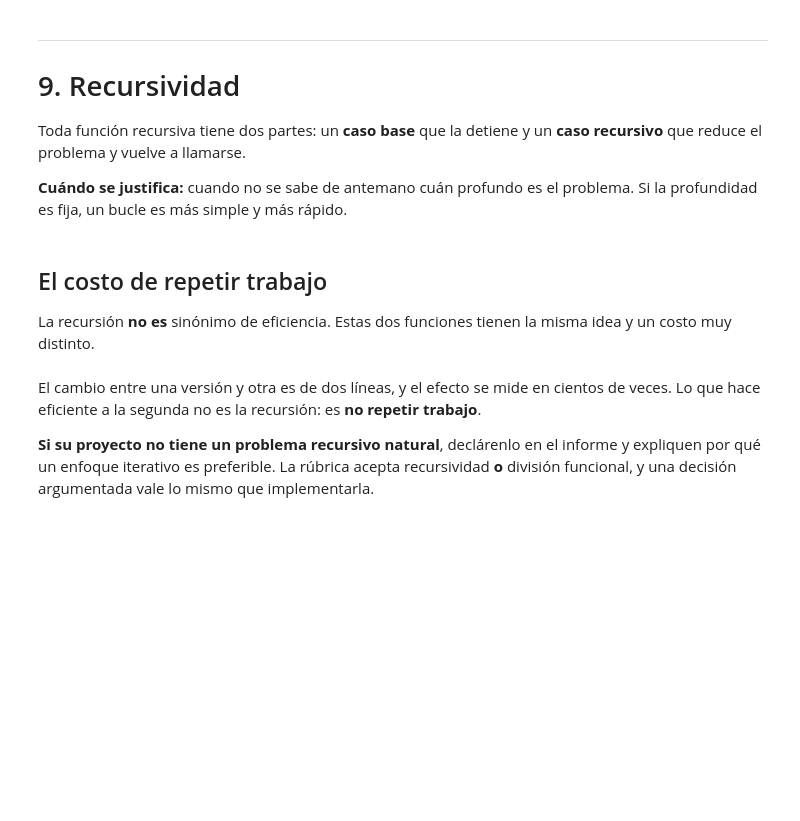
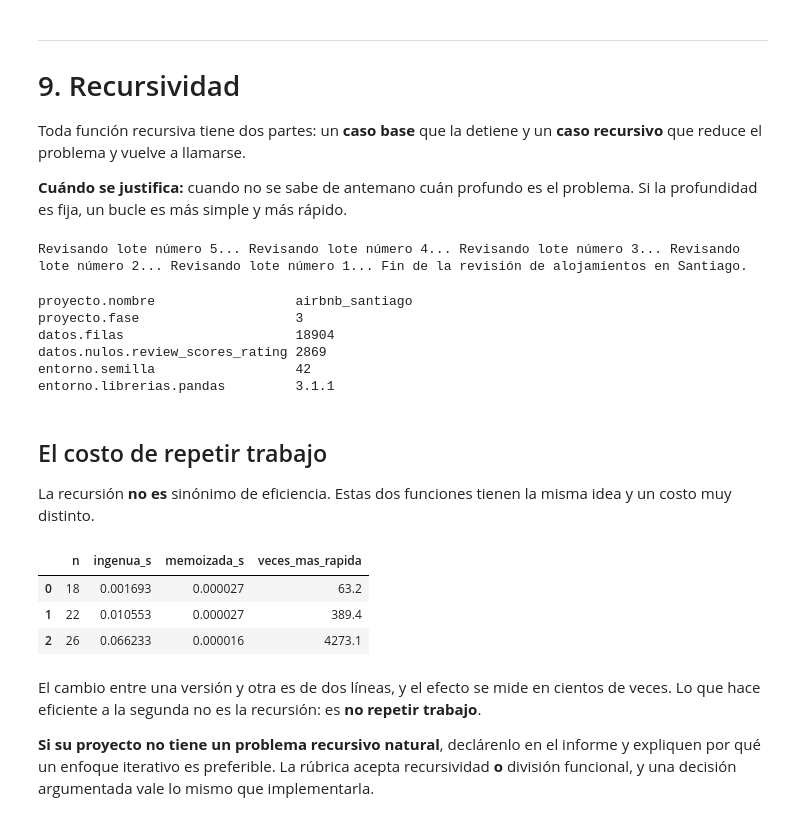
Before and after one commit to ggarcesv/grupo_8_magister_mcdi500, a Jupyter notebook: F3/S2_F3_NucleoAlgoritmico_Eficiencia_POO - AH.ipynb, the cells around one changed output. Drawn from its saved outputs; the diff is of its cells as text; code cells hidden in the pictures; blank space fills up the shorter version.

```diff
--- a/F3/S2_F3_NucleoAlgoritmico_Eficiencia_POO - AH.ipynb
+++ b/F3/S2_F3_NucleoAlgoritmico_Eficiencia_POO - AH.ipynb
@@ -1295,16 +1295,18 @@ recursivo** que reduce el problema y vuelve a llamarse.
 **Cuándo se justifica:** cuando no se sabe de antemano cuán profundo es el problema.
 Si la profundidad es fija, un bucle es más simple y más rápido.
 # %%
-def cuenta_regresiva(n):
-    """Ejemplo mínimo para ver las dos partes."""
+def cuenta_regresiva_airbnbs(n):
+    """Ejemplo recursivo aplicado al procesamiento por lotes de alojamientos."""
     if n == 0:                       # CASO BASE: detiene la recursión
-        print("Despegue")
+        print("Fin de la revisión de alojamientos en Santiago.")
         return
-    print(n, end=" ")
-    cuenta_regresiva(n - 1)          # CASO RECURSIVO
+    print(f"Revisando lote número {n}...", end=" ")
+    cuenta_regresiva_airbnbs(n - 1)  # CASO RECURSIVO
 
 
-cuenta_regresiva(5)
+cuenta_regresiva_airbnbs(5)
+# %% [output]
+Revisando lote número 5... Revisando lote número 4... Revisando lote número 3... Revisando lote número 2... Revisando lote número 1... Fin de la revisión de alojamientos en Santiago.
 # %%
 def aplanar(estructura, prefijo=""):
     """Convierte metadatos anidados en pares plano de clave y valor.
@@ -1323,46 +1325,66 @@ def aplanar(estructura, prefijo=""):
     return plano
 
 
+# Metadatos adaptados al proyecto de Airbnb
 metadatos = {
-    "proyecto": {"nombre": "stroke", "fase": 3},
-    "datos": {"filas": len(datos), "nulos": {"bmi": int(datos["bmi"].isna().sum())}},
+    "proyecto": {"nombre": "airbnb_santiago", "fase": 3},
+    "datos": {"filas": len(datos), "nulos": {"review_scores_rating": int(datos["review_scores_rating"].isna().sum())}},
     "entorno": {"semilla": SEMILLA, "librerias": {"pandas": pd.__version__}},
 }
 
 for clave, valor in aplanar(metadatos).items():
-    print(f"{clave:<26} {valor}")
+    print(f"{clave:<32} {valor}")
+# %% [output]
+proyecto.nombre                  airbnb_santiago
+proyecto.fase                    3
+datos.filas                      18904
+datos.nulos.review_scores_rating 2869
+entorno.semilla                  42
+entorno.librerias.pandas         3.1.1
 # %% [markdown]
 ## El costo de repetir trabajo
 
 La recursión **no es** sinónimo de eficiencia. Estas dos funciones tienen la misma
 idea y un costo muy distinto.
 # %%
+import time
+import pandas as pd
+
 def fib_ingenua(n):
     """Sin memoria: recalcula los mismos subproblemas miles de veces."""
     if n < 2:
         return n
     return fib_ingenua(n - 1) + fib_ingenua(n - 2)
 
 
 def fib_memoizada(n, cache=None):
     """La misma recursión, guardando lo ya calculado."""
     if cache is None:
         cache = {}
     if n in cache:
         return cache[n]
     resultado = n if n < 2 else fib_memoizada(n - 1, cache) + fib_memoizada(n - 2, cache)
     cache[n] = resultado
     return resultado
 
 
 filas = []
 for n in [18, 22, 26]:
     inicio = time.perf_counter(); fib_ingenua(n); t1 = time.perf_counter() - inicio
     inicio = time.perf_counter(); fib_memoizada(n); t2 = time.perf_counter() - inicio
-    filas.append({"n": n, "ingenua_s": round(t1, 6), "memoizada_s": round(t2, 6),
-                  "veces_mas_rapida": round(t1 / t2, 1)})
+    filas.append({
+        "n": n,
+        "ingenua_s": round(t1, 6),
+        "memoizada_s": round(t2, 6),
+        "veces_mas_rapida": round(t1 / t2, 1) if t2 > 0 else 0.0
+    })
 
 pd.DataFrame(filas)
+# %% [output]
+|  | n | ingenua_s | memoizada_s | veces_mas_rapida |
+| 0 | 18 | 0.001693 | 0.000027 | 63.2 |
+| 1 | 22 | 0.010553 | 0.000027 | 389.4 |
+| 2 | 26 | 0.066233 | 0.000016 | 4273.1 |
 # %% [markdown]
 El cambio entre una versión y otra es de dos líneas, y el efecto se mide en cientos de
 veces. Lo que hace eficiente a la segunda no es la recursión: es **no repetir trabajo**.
```
